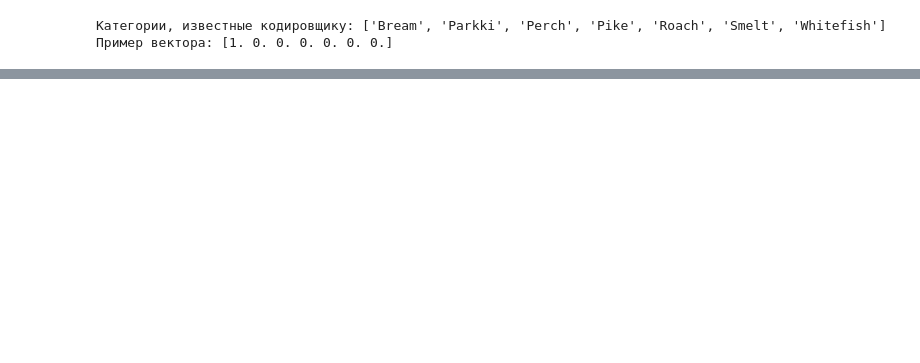
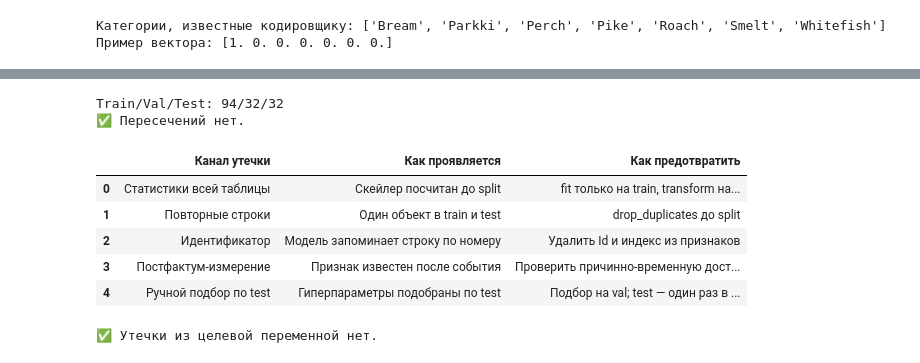
Before and after one commit to LizynBr/lab-01-eda, a Jupyter notebook: notebooks/01-eda.ipynb, the cells around one changed output, grey strips where cells are left out. Cells and saved outputs as stored; diff of their text form; code cells hidden in the pictures; blank space fills up the shorter version.

```diff
--- a/notebooks/01-eda.ipynb
+++ b/notebooks/01-eda.ipynb
@@ -395,0 +533,53 @@ Name: count, dtype: int64
+# %%
+# ============================================================
+# ШАГ 7. РАЗБИЕНИЕ И ПРОВЕРКА УТЕЧЕК
+# ============================================================
+from sklearn.model_selection import train_test_split
+
+# --- 7.1 Разбиение 60/20/20 (стратификация по Species) ---
+train, temp = train_test_split(df, test_size=0.4,
+                               stratify=df["Species"], random_state=42)
+val, test = train_test_split(temp, test_size=0.5,
+                             stratify=temp["Species"], random_state=42)
+print(f"Train/Val/Test: {len(train)}/{len(val)}/{len(test)}")
+
+# При появлении групп: GroupShuffleSplit(groups=df["FarmID"])
+
+# --- 7.2 Проверка корректности ---
+assert set(train.index).isdisjoint(val.index)
+assert set(train.index).isdisjoint(test.index)
+assert set(val.index).isdisjoint(test.index)
+assert len(train)+len(val)+len(test) == len(df)
+print("✅ Пересечений нет.")
+
+
+# --- 7.3 Таблица каналов утечки ---
+leakage = pd.DataFrame([
+    ("Статистики всей таблицы", "Скейлер посчитан до split",
+     "fit только на train, transform на val/test"),
+    ("Повторные строки", "Один объект в train и test",
+     "drop_duplicates до split"),
+    ("Идентификатор", "Модель запоминает строку по номеру",
+     "Удалить Id и индекс из признаков"),
+    ("Постфактум-измерение", "Признак известен после события",
+     "Проверить причинно-временную доступность"),
+    ("Ручной подбор по test", "Гиперпараметры подобраны по test",
+     "Подбор на val; test — один раз в конце"),
+], columns=["Канал утечки", "Как проявляется", "Как предотвратить"])
+display(leakage)
+
+
+# --- 7.4 Ассерты утечки ---
+assert np.allclose(df["Length3"]*df["Height"]*df["Width"], df["V_approx"])
+assert "Weight" not in ["Species","Length1","Length2","Length3","Height","Width","V_approx"]
+print("✅ Утечки из целевой переменной нет.")
+# %% [output]
+Train/Val/Test: 94/32/32
+✅ Пересечений нет.
+|  | Канал утечки | Как проявляется | Как предотвратить |
+| 0 | Статистики всей таблицы | Скейлер посчитан до split | fit только на train, transform на... |
+| 1 | Повторные строки | Один объект в train и test | drop_duplicates до split |
+| 2 | Идентификатор | Модель запоминает строку по номеру | Удалить Id и индекс из признаков |
+| 3 | Постфактум-измерение | Признак известен после события | Проверить причинно-временную дост... |
+| 4 | Ручной подбор по test | Гиперпараметры подобраны по test | Подбор на val; test — один раз в ... |
+✅ Утечки из целевой переменной нет.
```
Also changed, not shown: parts of 14 cells of this notebook, 5 other files.
